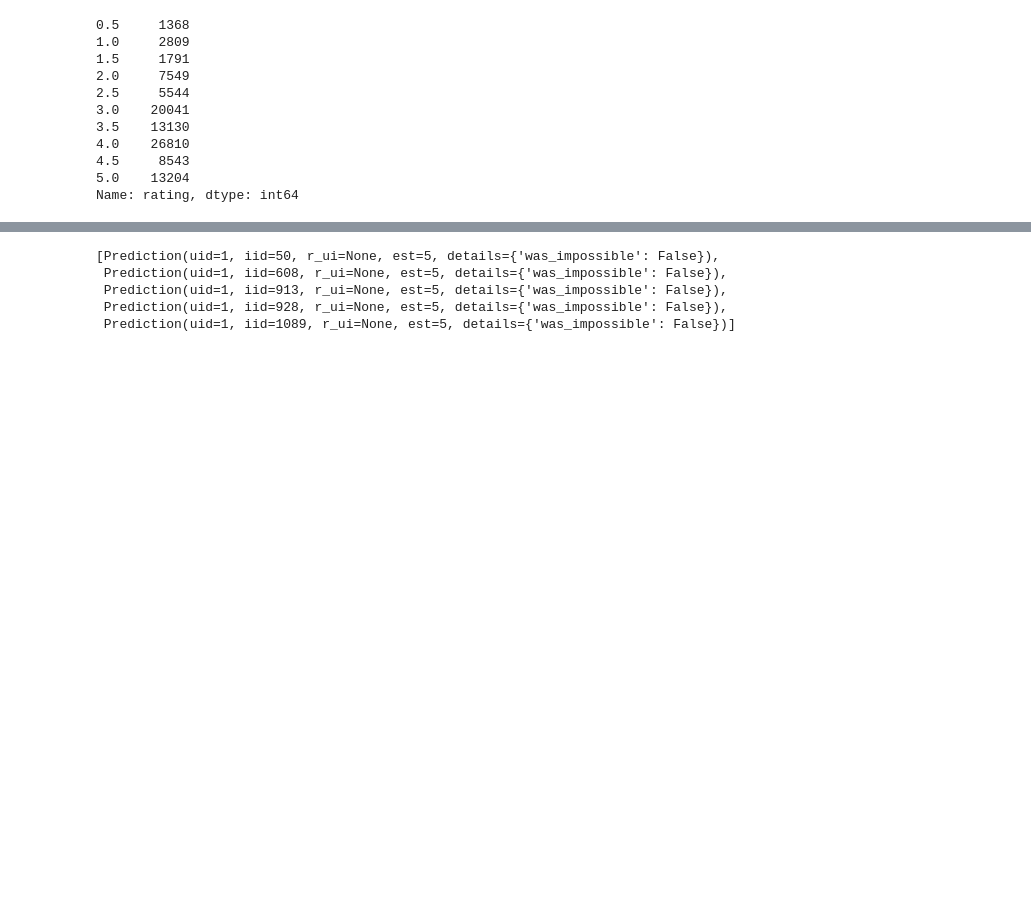
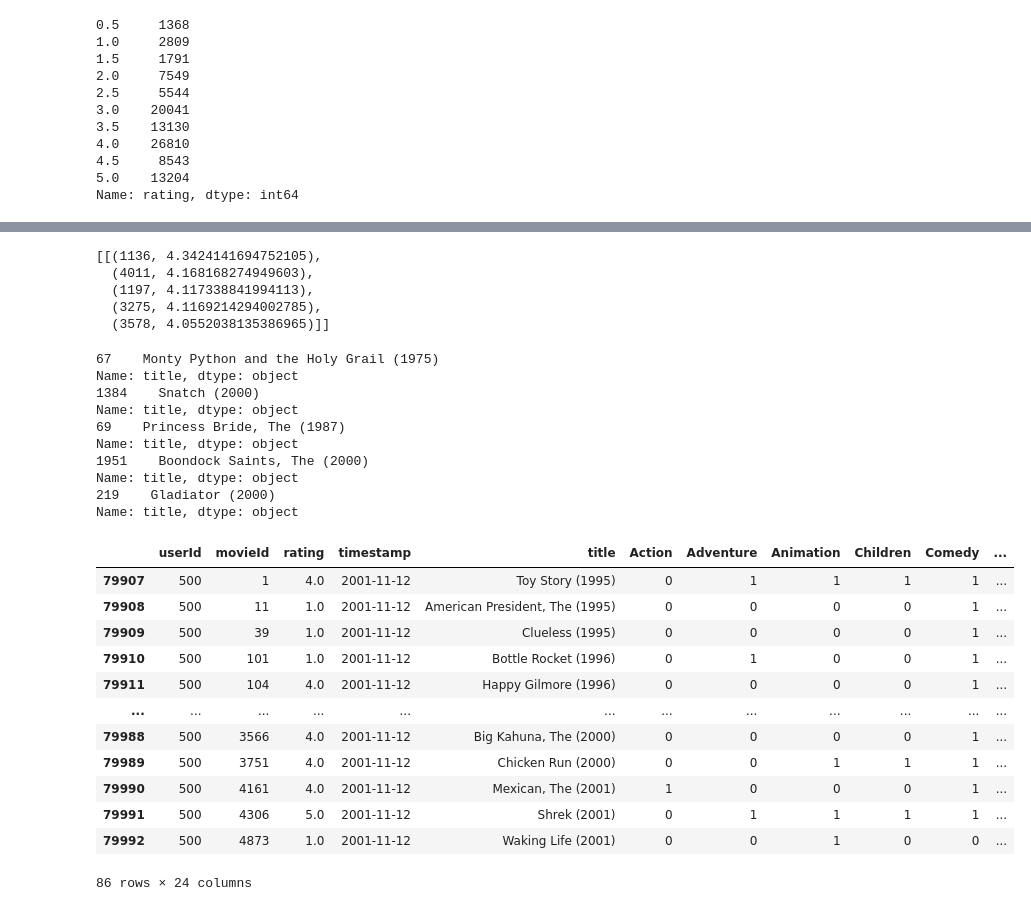
Before and after one commit to sangwon224/Movie_Recommendation_System_Project, a Jupyter notebook: Movie_Recommendation_System_Project.ipynb, the cells around one changed output, grey strips where cells are left out. Drawn from its saved outputs; the diff is of its cells as text; code cells hidden in the pictures; blank space fills up the shorter version.

```diff
--- a/Movie_Recommendation_System_Project.ipynb
+++ b/Movie_Recommendation_System_Project.ipynb
@@ -366,0 +376,8 @@ def top_five_rec (user_id):
+# %%
+top_five_rec1(500)
+# %% [output]
+[[(1136, 4.3424141694752105),
+  (4011, 4.168168274949603),
+  (1197, 4.117338841994113),
+  (3275, 4.1169214294002785),
+  (3578, 4.0552038135386965)]]
@@ -367,8 +393,30 @@ def top_five_rec (user_id):
 # %%
-top_five_rec(1)
+top_five_rec(500)
 # %% [output]
-[Prediction(uid=1, iid=50, r_ui=None, est=5, details={'was_impossible': False}),
- Prediction(uid=1, iid=608, r_ui=None, est=5, details={'was_impossible': False}),
- Prediction(uid=1, iid=913, r_ui=None, est=5, details={'was_impossible': False}),
- Prediction(uid=1, iid=928, r_ui=None, est=5, details={'was_impossible': False}),
- Prediction(uid=1, iid=1089, r_ui=None, est=5, details={'was_impossible': False})]
+67    Monty Python and the Holy Grail (1975)
+Name: title, dtype: object
+1384    Snatch (2000)
+Name: title, dtype: object
+69    Princess Bride, The (1987)
+Name: title, dtype: object
+1951    Boondock Saints, The (2000)
+Name: title, dtype: object
+219    Gladiator (2000)
+Name: title, dtype: object
+# %%
+# Doesn't like StarWars Series
+df_merged[df_merged['userId']==500]
+# %% [output]
+|  | userId | movieId | rating | timestamp | title | Action | Adventure | Animation | Children | Comedy | ... |
+| 79907 | 500 | 1 | 4.0 | 2001-11-12 | Toy Story (1995) | 0 | 1 | 1 | 1 | 1 | ... |
+| 79908 | 500 | 11 | 1.0 | 2001-11-12 | American President, The (1995) | 0 | 0 | 0 | 0 | 1 | ... |
+| 79909 | 500 | 39 | 1.0 | 2001-11-12 | Clueless (1995) | 0 | 0 | 0 | 0 | 1 | ... |
+| 79910 | 500 | 101 | 1.0 | 2001-11-12 | Bottle Rocket (1996) | 0 | 1 | 0 | 0 | 1 | ... |
+| 79911 | 500 | 104 | 4.0 | 2001-11-12 | Happy Gilmore (1996) | 0 | 0 | 0 | 0 | 1 | ... |
+| ... | ... | ... | ... | ... | ... | ... | ... | ... | ... | ... | ... |
+| 79988 | 500 | 3566 | 4.0 | 2001-11-12 | Big Kahuna, The (2000) | 0 | 0 | 0 | 0 | 1 | ... |
+| 79989 | 500 | 3751 | 4.0 | 2001-11-12 | Chicken Run (2000) | 0 | 0 | 1 | 1 | 1 | ... |
+| 79990 | 500 | 4161 | 4.0 | 2001-11-12 | Mexican, The (2001) | 1 | 0 | 0 | 0 | 1 | ... |
+| 79991 | 500 | 4306 | 5.0 | 2001-11-12 | Shrek (2001) | 0 | 1 | 1 | 1 | 1 | ... |
+| 79992 | 500 | 4873 | 1.0 | 2001-11-12 | Waking Life (2001) | 0 | 0 | 1 | 0 | 0 | ... |
+86 rows × 24 columns
```
Also changed, not shown: parts of 18 cells of this notebook.
